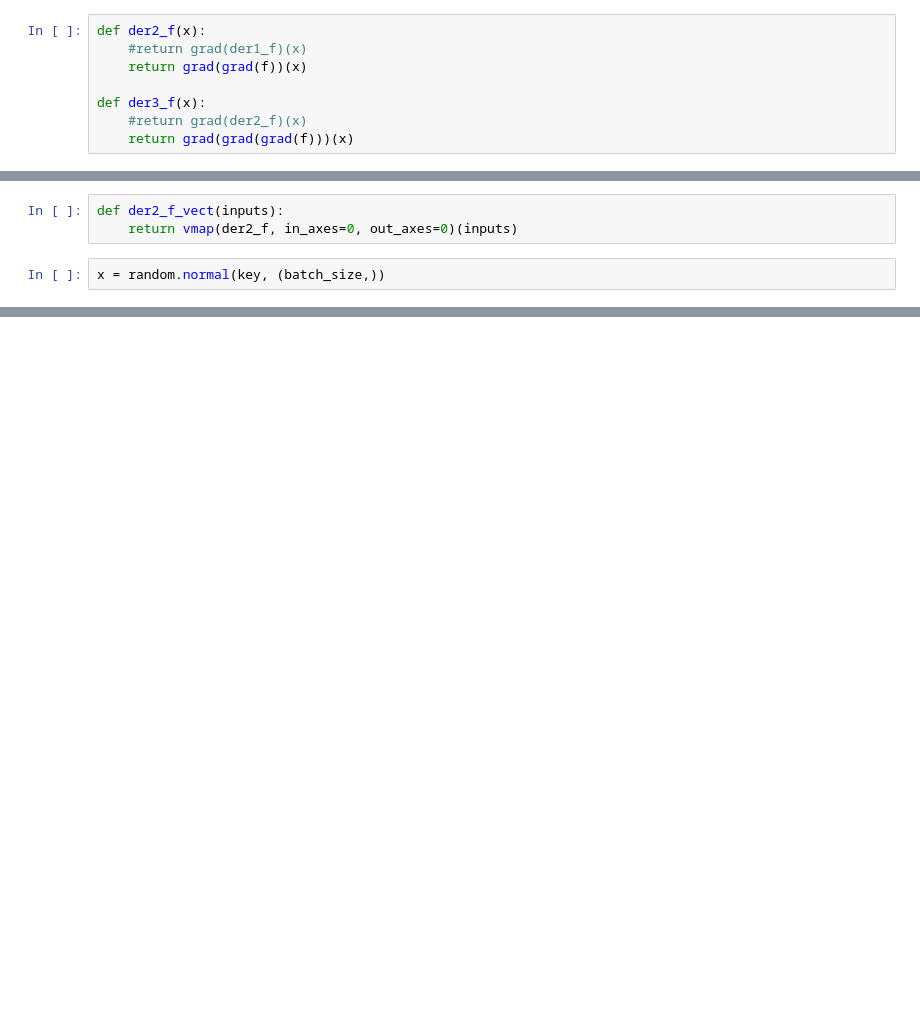
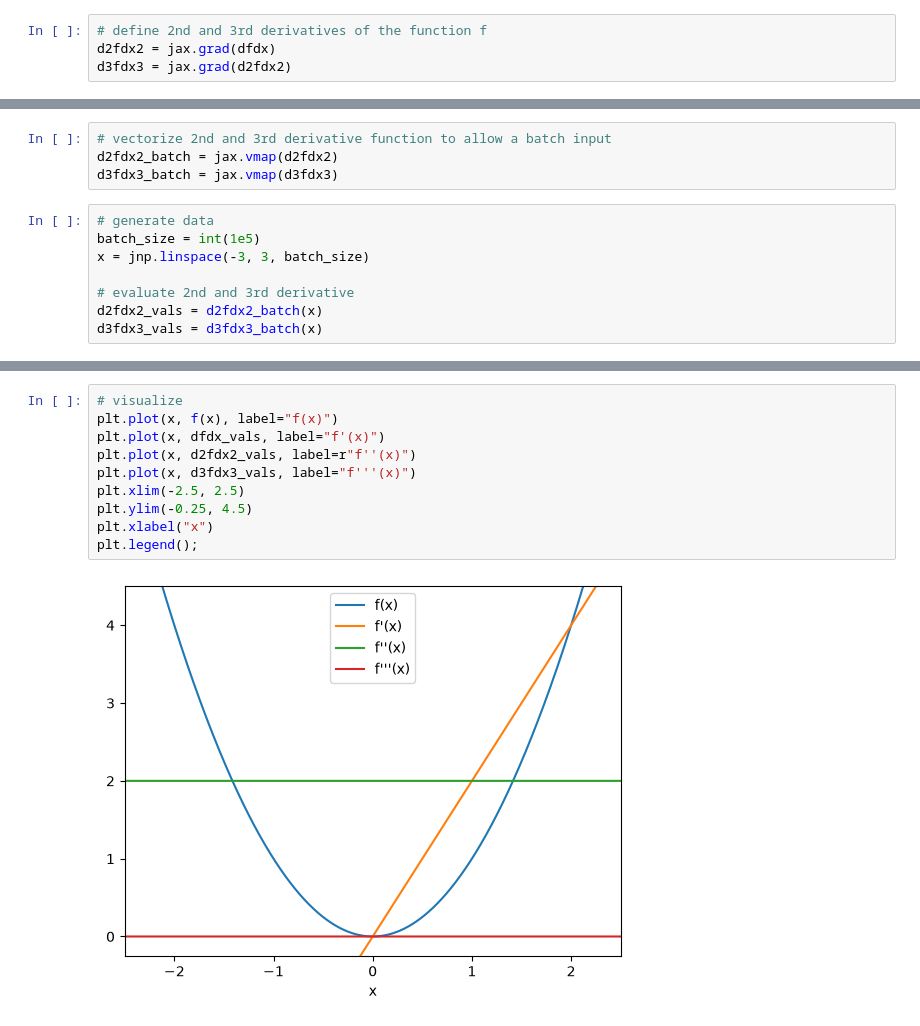
Before and after one commit to riberaborrell/playground-jax, a Jupyter notebook: notebooks/autodiff_1_real_functions.ipynb, the cells around one changed output, grey strips where cells are left out. Cells and saved outputs as stored; diff of their text form; blank space fills up the shorter version.

```diff
--- a/notebooks/autodiff_1_real_functions.ipynb
+++ b/notebooks/autodiff_1_real_functions.ipynb
@@ -63,10 +70,6 @@ x, grad_y
 # %%
-def der2_f(x):
-    #return grad(der1_f)(x)
-    return grad(grad(f))(x)
-
-def der3_f(x):
-    #return grad(der2_f)(x)
-    return grad(grad(grad(f)))(x)
+# define 2nd and 3rd derivatives of the function f
+d2fdx2 = jax.grad(dfdx)
+d3fdx3 = jax.grad(d2fdx2)
 # %%
 # initialize input
@@ -85,5 +84,12 @@ x, der1_f(x), der2_f(x), der3_f(x)
 # %%
-def der2_f_vect(inputs):
-    return vmap(der2_f, in_axes=0, out_axes=0)(inputs)
+# vectorize 2nd and 3rd derivative function to allow a batch input
+d2fdx2_batch = jax.vmap(d2fdx2)
+d3fdx3_batch = jax.vmap(d3fdx3)
 # %%
-x = random.normal(key, (batch_size,))
+# generate data
+batch_size = int(1e5)
+x = jnp.linspace(-3, 3, batch_size)
+
+# evaluate 2nd and 3rd derivative
+d2fdx2_vals = d2fdx2_batch(x)
+d3fdx3_vals = d3fdx3_batch(x)
@@ -97,0 +96,12 @@ x, der1_f_vect(x), der2_f_vect(x)
+# %%
+# visualize
+plt.plot(x, f(x), label="f(x)")
+plt.plot(x, dfdx_vals, label="f'(x)")
+plt.plot(x, d2fdx2_vals, label=r"f''(x)")
+plt.plot(x, d3fdx3_vals, label="f'''(x)")
+plt.xlim(-2.5, 2.5)
+plt.ylim(-0.25, 4.5)
+plt.xlabel("x")
+plt.legend();
+# %% [output]
+[figure, added]
```
Also changed, not shown: parts of 21 cells of this notebook, 21 other files.
